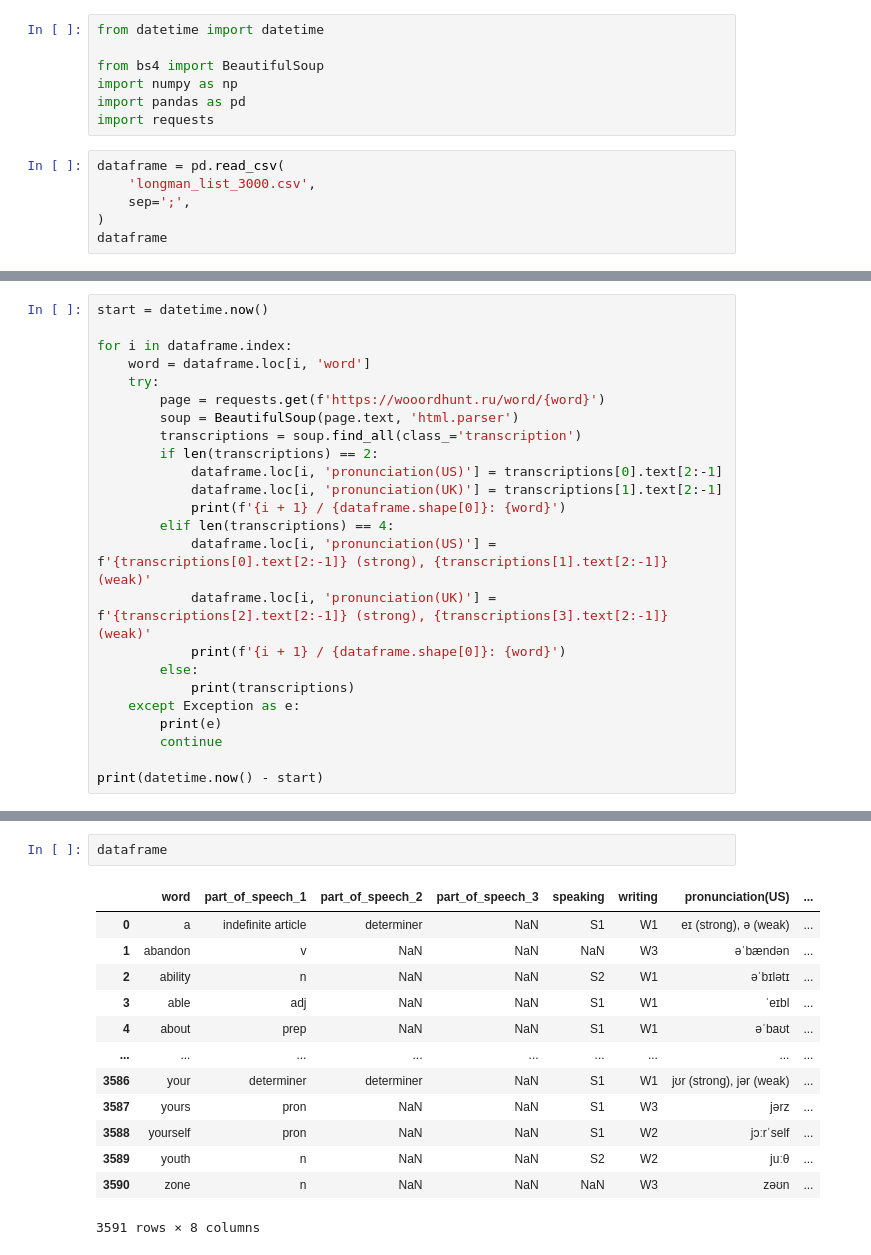
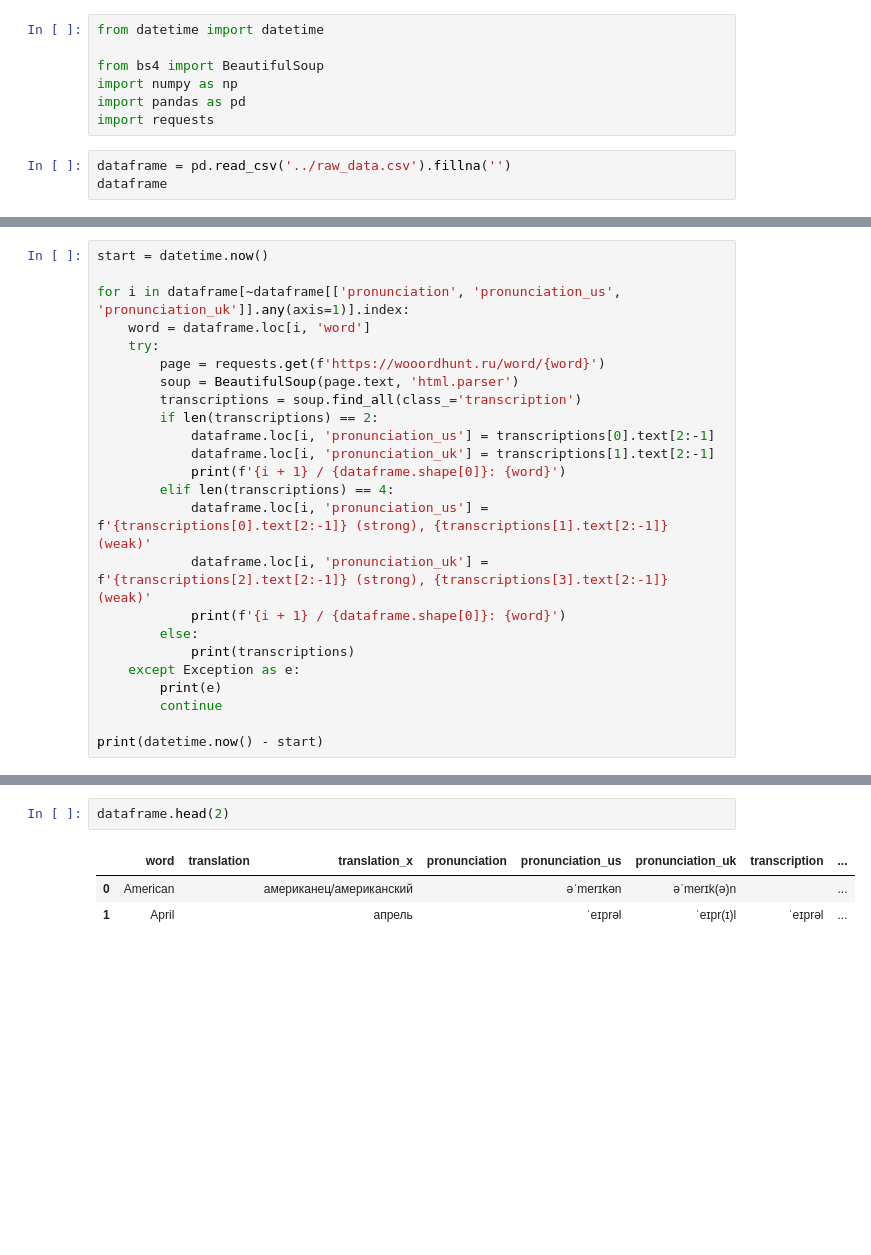
Before and after one commit to AlbertFarhutdinov/words_tutor, a Jupyter notebook: longman_list/longman_list.ipynb, the cells around one changed output, grey strips where cells are left out. Cells and saved outputs as stored; diff of their text form; blank space fills up the shorter version.

```diff
--- a/longman_list/longman_list.ipynb
+++ b/longman_list/longman_list.ipynb
@@ -6,9 +6,6 @@ import numpy as np
 import pandas as pd
 import requests
 # %%
-dataframe = pd.read_csv(
-    'longman_list_3000.csv',
-    sep=';',
-)
+dataframe = pd.read_csv('../raw_data.csv').fillna('')
 dataframe
 # %% [output]
@@ -28,19 +25,19 @@ dataframe
 # %%
 start = datetime.now()
 
-for i in dataframe.index:
+for i in dataframe[~dataframe[['pronunciation', 'pronunciation_us', 'pronunciation_uk']].any(axis=1)].index:
     word = dataframe.loc[i, 'word']
     try:
         page = requests.get(f'https://wooordhunt.ru/word/{word}')
         soup = BeautifulSoup(page.text, 'html.parser')
         transcriptions = soup.find_all(class_='transcription')
         if len(transcriptions) == 2:
-            dataframe.loc[i, 'pronunciation(US)'] = transcriptions[0].text[2:-1]
-            dataframe.loc[i, 'pronunciation(UK)'] = transcriptions[1].text[2:-1]
+            dataframe.loc[i, 'pronunciation_us'] = transcriptions[0].text[2:-1]
+            dataframe.loc[i, 'pronunciation_uk'] = transcriptions[1].text[2:-1]
             print(f'{i + 1} / {dataframe.shape[0]}: {word}')
         elif len(transcriptions) == 4:
-            dataframe.loc[i, 'pronunciation(US)'] = f'{transcriptions[0].text[2:-1]} (strong), {transcriptions[1].text[2:-1]} (weak)'
-            dataframe.loc[i, 'pronunciation(UK)'] = f'{transcriptions[2].text[2:-1]} (strong), {transcriptions[3].text[2:-1]} (weak)'
+            dataframe.loc[i, 'pronunciation_us'] = f'{transcriptions[0].text[2:-1]} (strong), {transcriptions[1].text[2:-1]} (weak)'
+            dataframe.loc[i, 'pronunciation_uk'] = f'{transcriptions[2].text[2:-1]} (strong), {transcriptions[3].text[2:-1]} (weak)'
             print(f'{i + 1} / {dataframe.shape[0]}: {word}')
         else:
             print(transcriptions)
@@ -70,16 +67,6 @@ print(datetime.now() - start)
 # %%
-dataframe
+dataframe.head(2)
 # %% [output]
-|  | word | part_of_speech_1 | part_of_speech_2 | part_of_speech_3 | speaking | writing | pronunciation(US) | ... |
-| 0 | a | indefinite article | determiner | NaN | S1 | W1 | eɪ (strong), ə (weak) | ... |
-| 1 | abandon | v | NaN | NaN | NaN | W3 | əˈbændən | ... |
-| 2 | ability | n | NaN | NaN | S2 | W1 | əˈbɪlətɪ | ... |
-| 3 | able | adj | NaN | NaN | S1 | W1 | ˈeɪbl | ... |
-| 4 | about | prep | NaN | NaN | S1 | W1 | əˈbaʊt | ... |
-| ... | ... | ... | ... | ... | ... | ... | ... | ... |
-| 3586 | your | determiner | determiner | NaN | S1 | W1 | jʊr (strong), jər (weak) | ... |
-| 3587 | yours | pron | NaN | NaN | S1 | W3 | jərz | ... |
-| 3588 | yourself | pron | NaN | NaN | S1 | W2 | jɔːrˈself | ... |
-| 3589 | youth | n | NaN | NaN | S2 | W2 | juːθ | ... |
-| 3590 | zone | n | NaN | NaN | NaN | W3 | zəʊn | ... |
+|  | word | translation | translation_x | pronunciation | pronunciation_us | pronunciation_uk | transcription | ... |
+| 0 | American |  | американец/американский |  | əˈmerɪkən | əˈmerɪk(ə)n |  | ... |
+| 1 | April |  | апрель |  | ˈeɪprəl | ˈeɪpr(ɪ)l | ˈeɪprəl | ... |
-3591 rows × 8 columns
```
Also changed, not shown: parts of 6 cells of this notebook, 6 other files.
